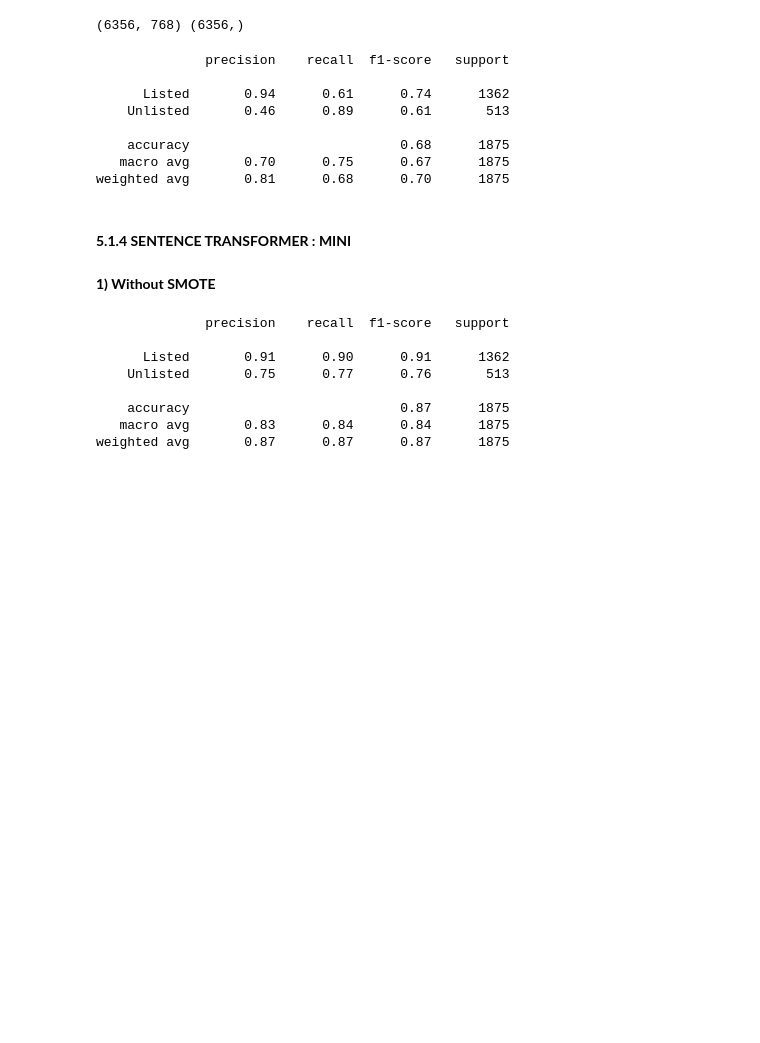
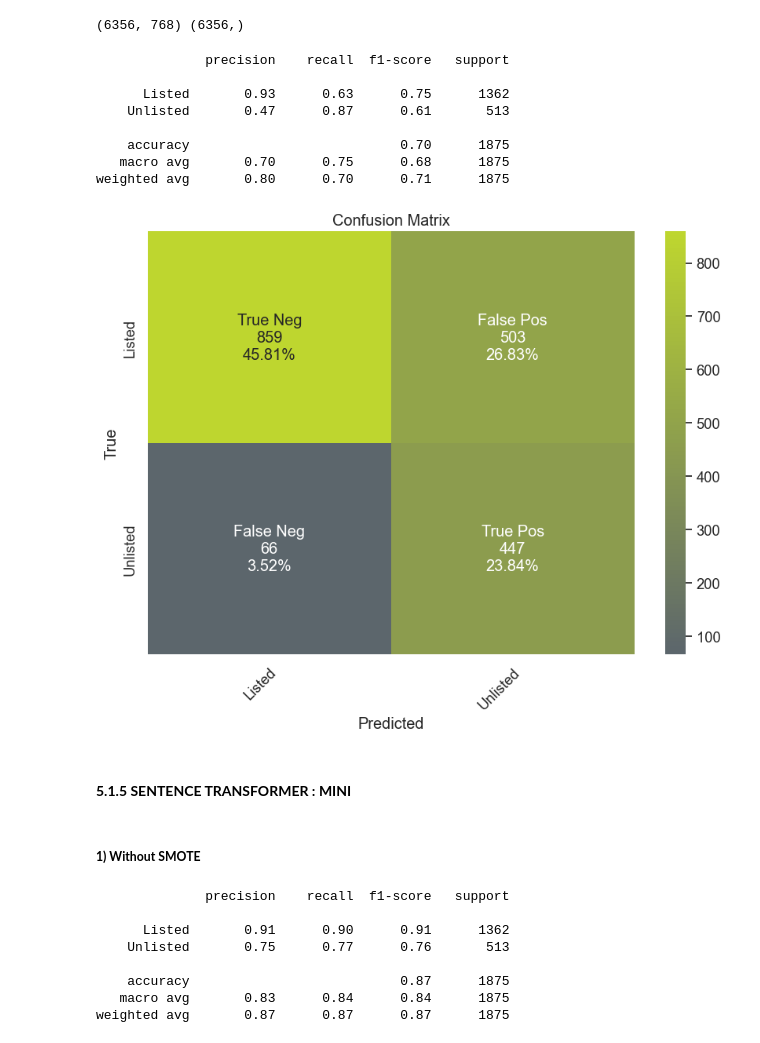
Before and after one commit to sofiacper/TM_Project, a Jupyter notebook: Project.ipynb, the cells around one changed output. Saved outputs shown, nothing was run; the diff lists cells and outputs as text; code cells hidden in the pictures; blank space fills up the shorter version.

```diff
--- a/Project.ipynb
+++ b/Project.ipynb
@@ -2496,30 +2509,34 @@ weighted avg       0.87      0.87      0.87      1875
 # %%
 smote = SMOTE()
-X_train_smote_all, y_train_smote_all = smote.fit_resample(X_train_all, y_train)
-print(X_train_smote_all.shape, y_train_smote_all.shape)
+X_train_smote_mpnet, y_train_smote_mpnet = smote.fit_resample(X_train_mpnet, y_train)
+print(X_train_smote_mpnet.shape, y_train_smote_mpnet.shape)
 # %% [output]
 (6356, 768) (6356,)
 # %%
-knn_all_s=KNeighborsClassifier(weights ='distance', n_jobs = -1,n_neighbors = 15, metric = 'cosine')
+knn_mpnet_s=KNeighborsClassifier(weights ='distance', n_jobs = -1,n_neighbors = 15, metric = 'cosine')
 
-knn_all_s.fit(X_train_smote_all, y_train_smote_all)
+knn_mpnet_s.fit(X_train_smote_mpnet, y_train_smote_mpnet)
 
-knn_all_s_y_val_pred = knn_all_s.predict(X_val_all)
+knn_mpnet_s_y_val_pred = knn_mpnet_s.predict(X_val_mpnet)
 
-print(classification_report(y_val, knn_all_s_y_val_pred, target_names = labels))
+print(classification_report(y_val, knn_mpnet_s_y_val_pred, target_names = labels))
 # %% [output]
               precision    recall  f1-score   support
 
-      Listed       0.94      0.61      0.74      1362
-    Unlisted       0.46      0.89      0.61       513
+      Listed       0.93      0.63      0.75      1362
+    Unlisted       0.47      0.87      0.61       513
 
-    accuracy                           0.68      1875
-   macro avg       0.70      0.75      0.67      1875
-weighted avg       0.81      0.68      0.70      1875
+    accuracy                           0.70      1875
+   macro avg       0.70      0.75      0.68      1875
+weighted avg       0.80      0.70      0.71      1875
+# %%
+plot_cm(confusion_matrix(y_val, knn_mpnet_s_y_val_pred), list(labels))
+# %% [output]
+[figure, added]
 # %% [markdown]
-#### **5.1.4 SENTENCE TRANSFORMER : MINI**
+#### **5.1.5 SENTENCE TRANSFORMER : MINI**
 # %% [markdown]
-**1) Without SMOTE**
+##### **1) Without SMOTE**
 # %%
 knn_st=KNeighborsClassifier(weights ='distance', n_jobs = -1,n_neighbors = 15, metric = 'cosine')
 
```
Also changed, not shown: parts of 159 cells of this notebook.
